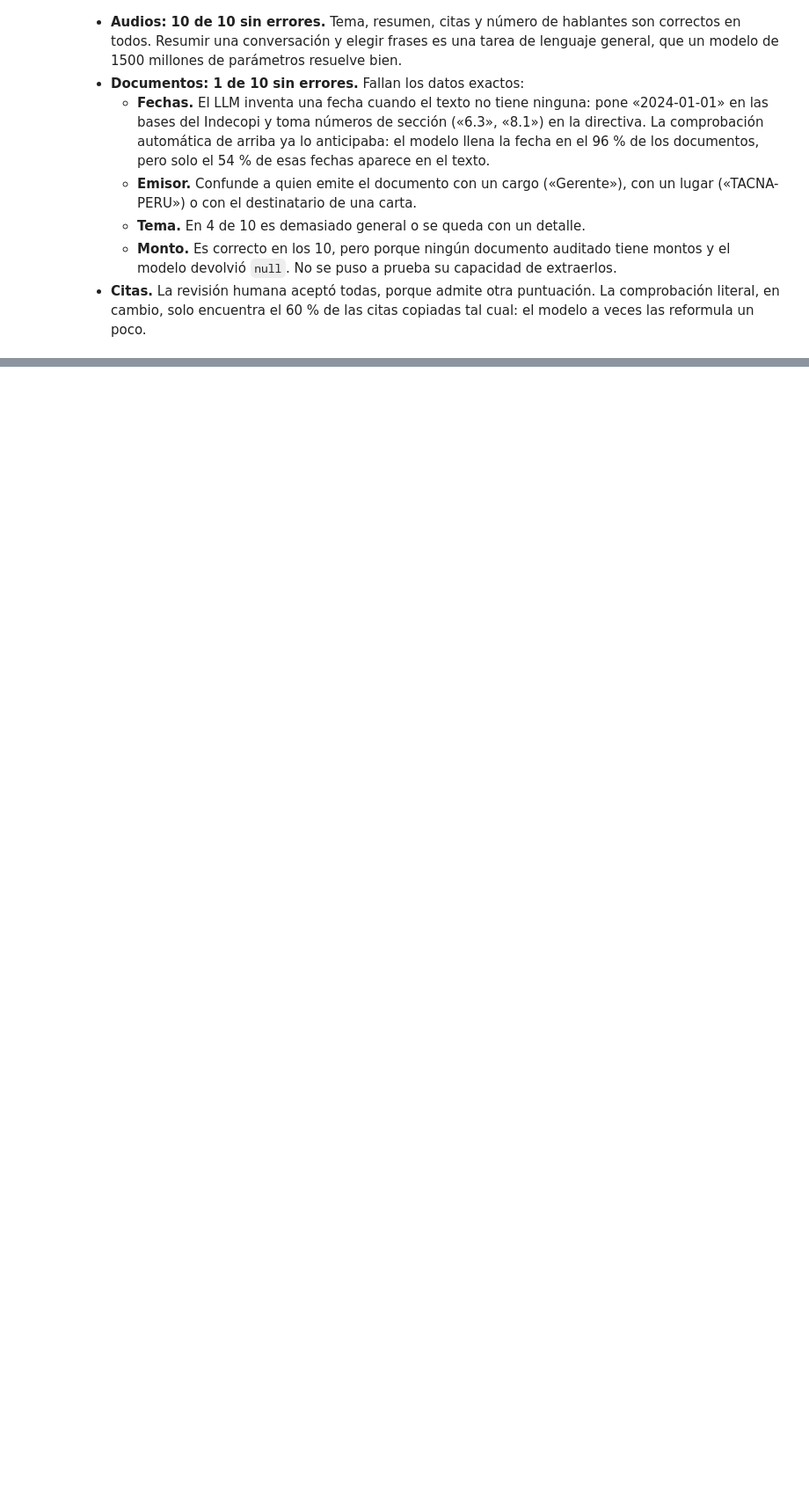
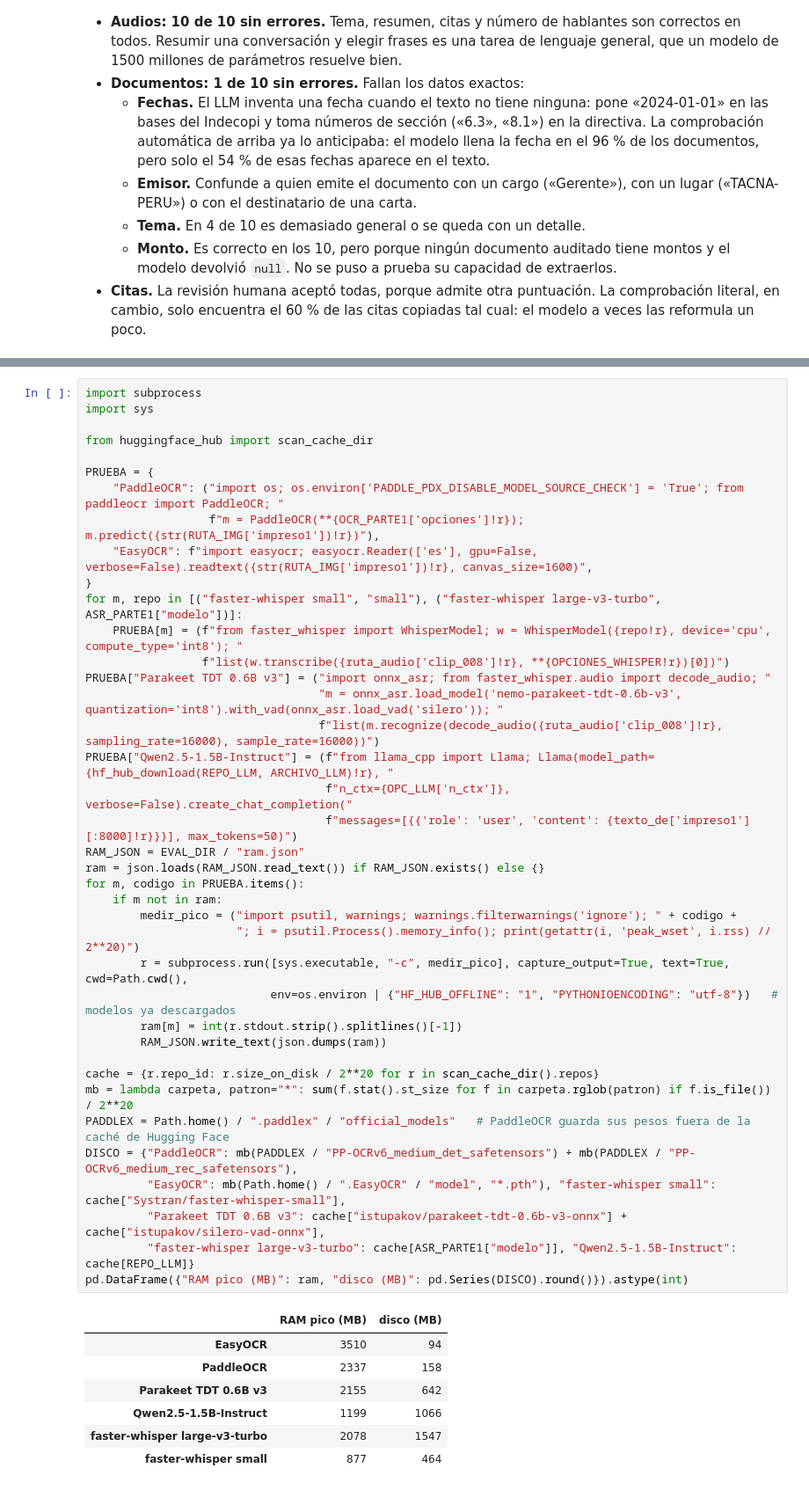
Before and after one commit to IvettexMamani/diplomado-python-2026, a Jupyter notebook: tarea_2/02_evaluacion.ipynb, the cells around one changed output, grey strips where cells are left out. Shown at 88% size. Drawn from its saved outputs; the diff is of its cells as text; blank space fills up the shorter version.

```diff
--- a/tarea_2/02_evaluacion.ipynb
+++ b/tarea_2/02_evaluacion.ipynb
@@ -912,0 +919,47 @@ auditoria.loc[auditoria["nota"] != "", ["id", "campo", "valor_llm", "nota"]]
+# %%
+import subprocess
+import sys
+
+from huggingface_hub import scan_cache_dir
+
+PRUEBA = {
+    "PaddleOCR": ("import os; os.environ['PADDLE_PDX_DISABLE_MODEL_SOURCE_CHECK'] = 'True'; from paddleocr import PaddleOCR; "
+                  f"m = PaddleOCR(**{OCR_PARTE1['opciones']!r}); m.predict({str(RUTA_IMG['impreso1'])!r})"),
+    "EasyOCR": f"import easyocr; easyocr.Reader(['es'], gpu=False, verbose=False).readtext({str(RUTA_IMG['impreso1'])!r}, canvas_size=1600)",
+}
+for m, repo in [("faster-whisper small", "small"), ("faster-whisper large-v3-turbo", ASR_PARTE1["modelo"])]:
+    PRUEBA[m] = (f"from faster_whisper import WhisperModel; w = WhisperModel({repo!r}, device='cpu', compute_type='int8'); "
+                 f"list(w.transcribe({ruta_audio['clip_008']!r}, **{OPCIONES_WHISPER!r})[0])")
+PRUEBA["Parakeet TDT 0.6B v3"] = ("import onnx_asr; from faster_whisper.audio import decode_audio; "
+                                  "m = onnx_asr.load_model('nemo-parakeet-tdt-0.6b-v3', quantization='int8').with_vad(onnx_asr.load_vad('silero')); "
+                                  f"list(m.recognize(decode_audio({ruta_audio['clip_008']!r}, sampling_rate=16000), sample_rate=16000))")
+PRUEBA["Qwen2.5-1.5B-Instruct"] = (f"from llama_cpp import Llama; Llama(model_path={hf_hub_download(REPO_LLM, ARCHIVO_LLM)!r}, "
+                                   f"n_ctx={OPC_LLM['n_ctx']}, verbose=False).create_chat_completion("
+                                   f"messages=[{{'role': 'user', 'content': {texto_de['impreso1'][:8000]!r}}}], max_tokens=50)")
+RAM_JSON = EVAL_DIR / "ram.json"
+ram = json.loads(RAM_JSON.read_text()) if RAM_JSON.exists() else {}
+for m, codigo in PRUEBA.items():
+    if m not in ram:
+        medir_pico = ("import psutil, warnings; warnings.filterwarnings('ignore'); " + codigo +
+                      "; i = psutil.Process().memory_info(); print(getattr(i, 'peak_wset', i.rss) // 2**20)")
+        r = subprocess.run([sys.executable, "-c", medir_pico], capture_output=True, text=True, cwd=Path.cwd(),
+                           env=os.environ | {"HF_HUB_OFFLINE": "1", "PYTHONIOENCODING": "utf-8"})   # modelos ya descargados
+        ram[m] = int(r.stdout.strip().splitlines()[-1])
+        RAM_JSON.write_text(json.dumps(ram))
+
+cache = {r.repo_id: r.size_on_disk / 2**20 for r in scan_cache_dir().repos}
+mb = lambda carpeta, patron="*": sum(f.stat().st_size for f in carpeta.rglob(patron) if f.is_file()) / 2**20
+PADDLEX = Path.home() / ".paddlex" / "official_models"   # PaddleOCR guarda sus pesos fuera de la caché de Hugging Face
+DISCO = {"PaddleOCR": mb(PADDLEX / "PP-OCRv6_medium_det_safetensors") + mb(PADDLEX / "PP-OCRv6_medium_rec_safetensors"),
+         "EasyOCR": mb(Path.home() / ".EasyOCR" / "model", "*.pth"), "faster-whisper small": cache["Systran/faster-whisper-small"],
+         "Parakeet TDT 0.6B v3": cache["istupakov/parakeet-tdt-0.6b-v3-onnx"] + cache["istupakov/silero-vad-onnx"],
+         "faster-whisper large-v3-turbo": cache[ASR_PARTE1["modelo"]], "Qwen2.5-1.5B-Instruct": cache[REPO_LLM]}
+pd.DataFrame({"RAM pico (MB)": ram, "disco (MB)": pd.Series(DISCO).round()}).astype(int)
+# %% [output]
+|  | RAM pico (MB) | disco (MB) |
+| EasyOCR | 3510 | 94 |
+| PaddleOCR | 2337 | 158 |
+| Parakeet TDT 0.6B v3 | 2155 | 642 |
+| Qwen2.5-1.5B-Instruct | 1199 | 1066 |
+| faster-whisper large-v3-turbo | 2078 | 1547 |
+| faster-whisper small | 877 | 464 |
```
Also changed, not shown: parts of 7 cells of this notebook, 1 other file.
